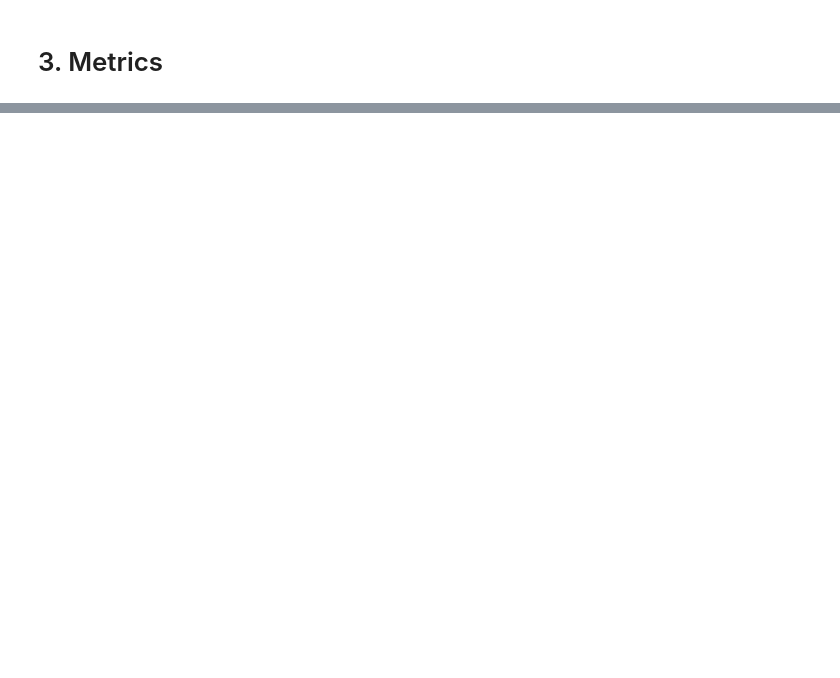
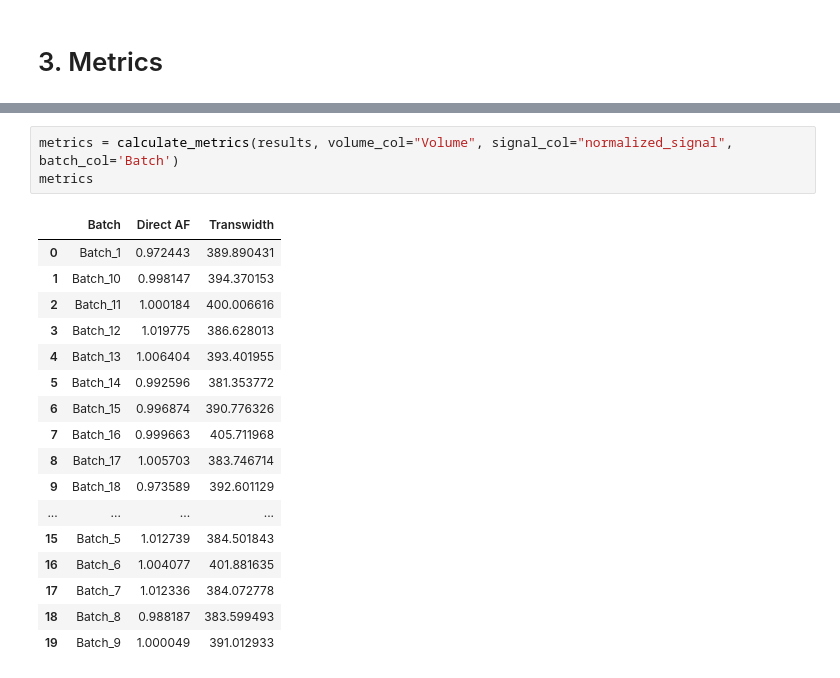
Before and after one commit to vincentgaul/direct_transitional_analysis, a Jupyter notebook: TA.ipynb, the cells around one changed output, grey strips where cells are left out. Drawn from its saved outputs; the diff is of its cells as text; blank space fills up the shorter version.

```diff
--- a/TA.ipynb
+++ b/TA.ipynb
@@ -107,0 +69,21 @@ df_derivative  = calculate_smooth_first_derivative(df_normalized, example_batch=
+# %%
+metrics = calculate_metrics(results, volume_col="Volume", signal_col="normalized_signal", batch_col='Batch')
+metrics
+# %% [output]
+|  | Batch | Direct AF | Transwidth |
+| 0 | Batch_1 | 0.972443 | 389.890431 |
+| 1 | Batch_10 | 0.998147 | 394.370153 |
+| 2 | Batch_11 | 1.000184 | 400.006616 |
+| 3 | Batch_12 | 1.019775 | 386.628013 |
+| 4 | Batch_13 | 1.006404 | 393.401955 |
+| 5 | Batch_14 | 0.992596 | 381.353772 |
+| 6 | Batch_15 | 0.996874 | 390.776326 |
+| 7 | Batch_16 | 0.999663 | 405.711968 |
+| 8 | Batch_17 | 1.005703 | 383.746714 |
+| 9 | Batch_18 | 0.973589 | 392.601129 |
+| ... | ... | ... | ... |
+| 15 | Batch_5 | 1.012739 | 384.501843 |
+| 16 | Batch_6 | 1.004077 | 401.881635 |
+| 17 | Batch_7 | 1.012336 | 384.072778 |
+| 18 | Batch_8 | 0.988187 | 383.599493 |
+| 19 | Batch_9 | 1.000049 | 391.012933 |
```
Also changed, not shown: parts of 34 cells of this notebook, 6 other files.
